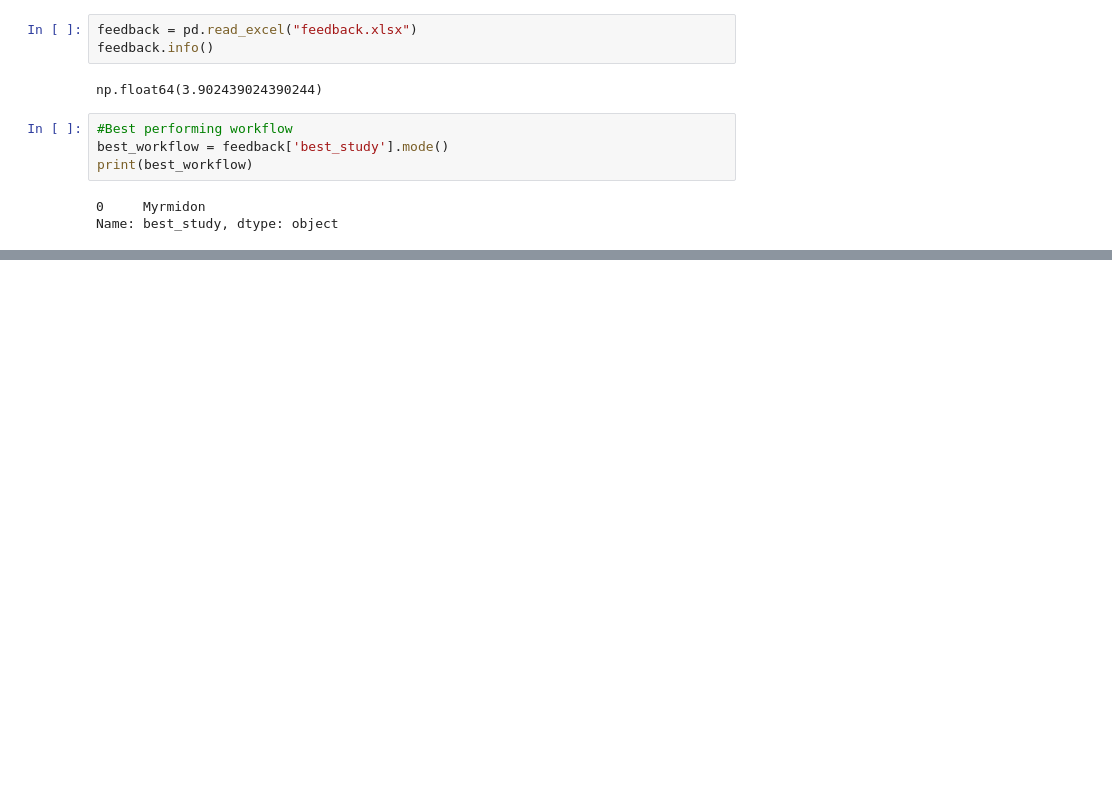
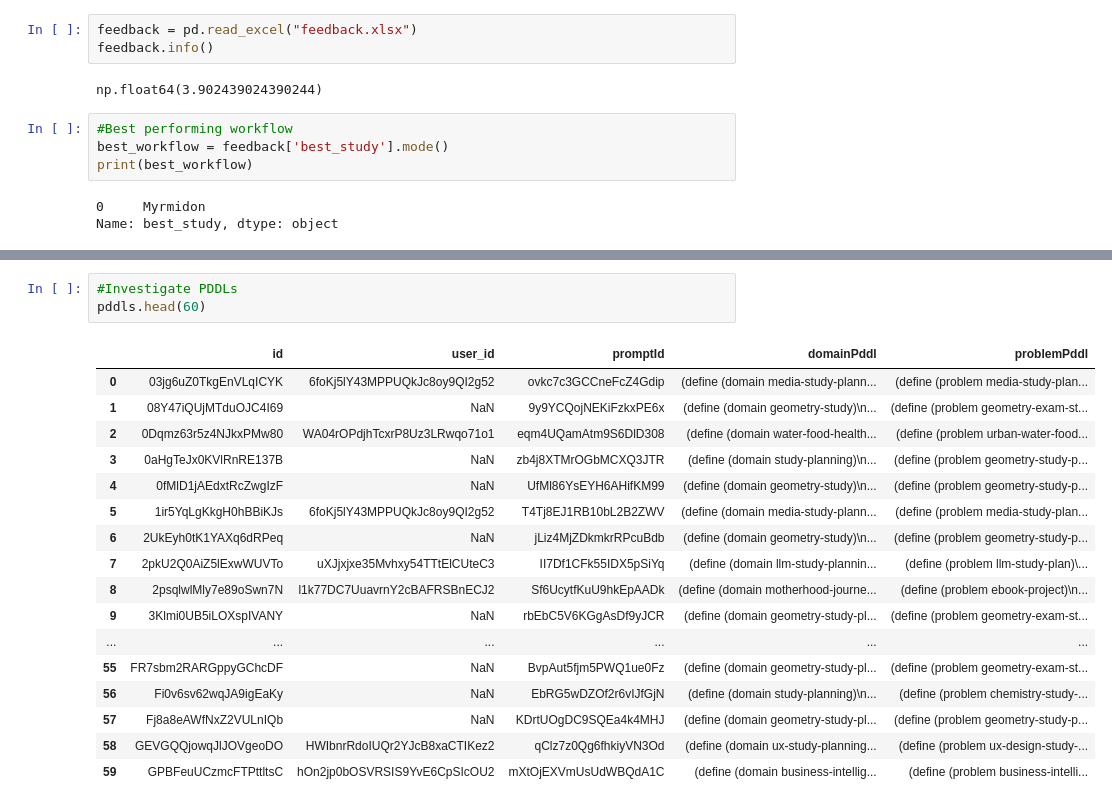
Before and after one commit to mssomie/Athena-analysis, a Jupyter notebook: athena_analysis.ipynb, the cells around one changed output, grey strips where cells are left out. Drawn from its saved outputs; the diff is of its cells as text; blank space fills up the shorter version.

```diff
--- a/athena_analysis.ipynb
+++ b/athena_analysis.ipynb
@@ -114,0 +310,21 @@ plt.show()
+# %%
+#Investigate PDDLs
+pddls.head(60)
+# %% [output]
+|  | id | user_id | promptId | domainPddl | problemPddl |
+| 0 | 03jg6uZ0TkgEnVLqICYK | 6foKj5lY43MPPUQkJc8oy9QI2g52 | ovkc7c3GCCneFcZ4Gdip | (define (domain media-study-plann... | (define (problem media-study-plan... |
+| 1 | 08Y47iQUjMTduOJC4I69 | NaN | 9y9YCQojNEKiFzkxPE6x | (define (domain geometry-study)\n... | (define (problem geometry-exam-st... |
+| 2 | 0Dqmz63r5z4NJkxPMw80 | WA04rOPdjhTcxrP8Uz3LRwqo71o1 | eqm4UQamAtm9S6DlD308 | (define (domain water-food-health... | (define (problem urban-water-food... |
+| 3 | 0aHgTeJx0KVlRnRE137B | NaN | zb4j8XTMrOGbMCXQ3JTR | (define (domain study-planning)\n... | (define (problem geometry-study-p... |
+| 4 | 0fMlD1jAEdxtRcZwgIzF | NaN | UfMl86YsEYH6AHifKM99 | (define (domain geometry-study)\n... | (define (problem geometry-study-p... |
+| 5 | 1ir5YqLgKkgH0hBBiKJs | 6foKj5lY43MPPUQkJc8oy9QI2g52 | T4Tj8EJ1RB10bL2B2ZWV | (define (domain media-study-plann... | (define (problem media-study-plan... |
+| 6 | 2UkEyh0tK1YAXq6dRPeq | NaN | jLiz4MjZDkmkrRPcuBdb | (define (domain geometry-study)\n... | (define (problem geometry-study-p... |
+| 7 | 2pkU2Q0AiZ5lExwWUVTo | uXJjxjxe35Mvhxy54TTtElCUteC3 | II7Df1CFk55IDX5pSiYq | (define (domain llm-study-plannin... | (define (problem llm-study-plan)\... |
+| 8 | 2psqlwlMly7e89oSwn7N | l1k77DC7UuavrnY2cBAFRSBnECJ2 | Sf6UcytfKuU9hkEpAADk | (define (domain motherhood-journe... | (define (problem ebook-project)\n... |
+| 9 | 3Klmi0UB5iLOXspIVANY | NaN | rbEbC5V6KGgAsDf9yJCR | (define (domain geometry-study-pl... | (define (problem geometry-exam-st... |
+| ... | ... | ... | ... | ... | ... |
+| 55 | FR7sbm2RARGppyGChcDF | NaN | BvpAut5fjm5PWQ1ue0Fz | (define (domain geometry-study-pl... | (define (problem geometry-exam-st... |
+| 56 | Fi0v6sv62wqJA9igEaKy | NaN | EbRG5wDZOf2r6vIJfGjN | (define (domain study-planning)\n... | (define (problem chemistry-study-... |
+| 57 | Fj8a8eAWfNxZ2VULnIQb | NaN | KDrtUOgDC9SQEa4k4MHJ | (define (domain geometry-study-pl... | (define (problem geometry-study-p... |
+| 58 | GEVGQQjowqJlJOVgeoDO | HWIbnrRdoIUQr2YJcB8xaCTIKez2 | qClz7z0Qg6fhkiyVN3Od | (define (domain ux-study-planning... | (define (problem ux-design-study-... |
+| 59 | GPBFeuUCzmcFTPttltsC | hOn2jp0bOSVRSIS9YvE6CpSIcOU2 | mXtOjEXVmUsUdWBQdA1C | (define (domain business-intellig... | (define (problem business-intelli... |
```
Also changed, not shown: parts of 14 cells of this notebook, 4 other files.
